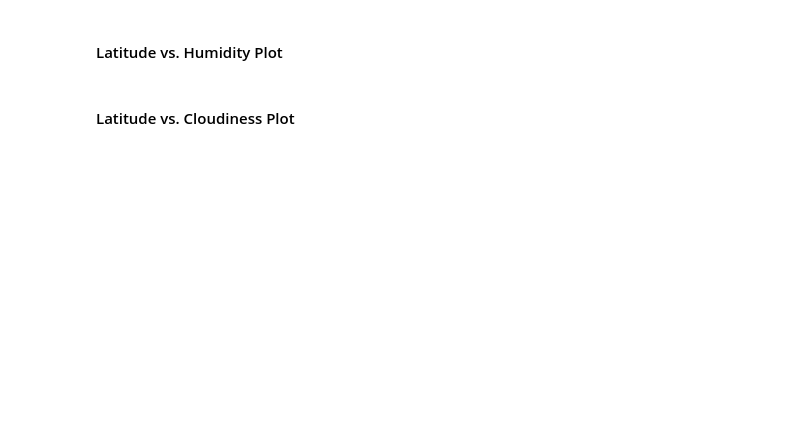
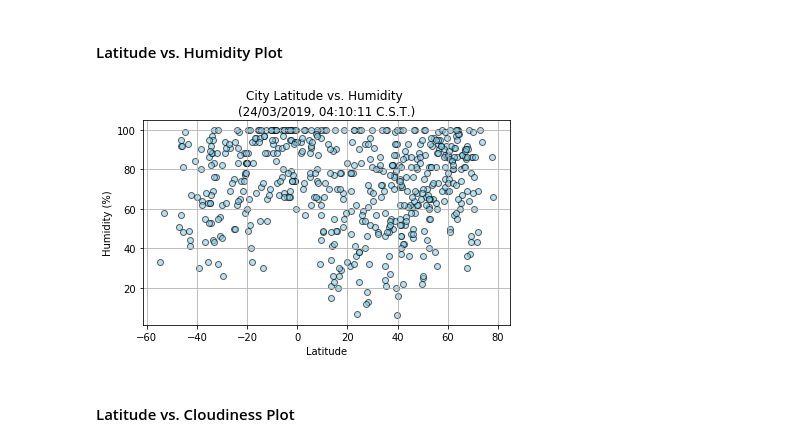
Before and after one commit to robeaseab/Weather-Map-API, a Jupyter notebook: WeatherPy.ipynb, the cells around one changed output. Saved outputs shown, nothing was run; the diff lists cells and outputs as text; code cells hidden in the pictures; blank space fills up the shorter version.

```diff
--- a/WeatherPy.ipynb
+++ b/WeatherPy.ipynb
@@ -231,21 +200,23 @@ ValueError: could not convert string to float:
 # %%
 plt.scatter(cities_df['Lat'],
             cities_df['Humidity'],
             marker="o", facecolors="skyblue", edgecolors="black",
             alpha=.60)
 
 
 # Incorporate the other graph properties
-plt.title("City Latitude vs. Humidity (Date)")
+plt.title(f"City Latitude vs. Humidity \n({Date})")
 plt.xlabel("Latitude")
 plt.ylabel("Humidity (%)")
 plt.tight_layout()
 plt.grid()
 
 
 
 # Save Figure
-plt.savefig("Weather_2_scatter_lat_v_humidity.png")
+plt.savefig("output_data/Weather_2_scatter_lat_v_humidity.png")
 plt.show()
+# %% [output]
+[figure, added]
 # %% [markdown]
 #### Latitude vs. Cloudiness Plot
```
Also changed, not shown: parts of 16 cells of this notebook, 5 other files.
